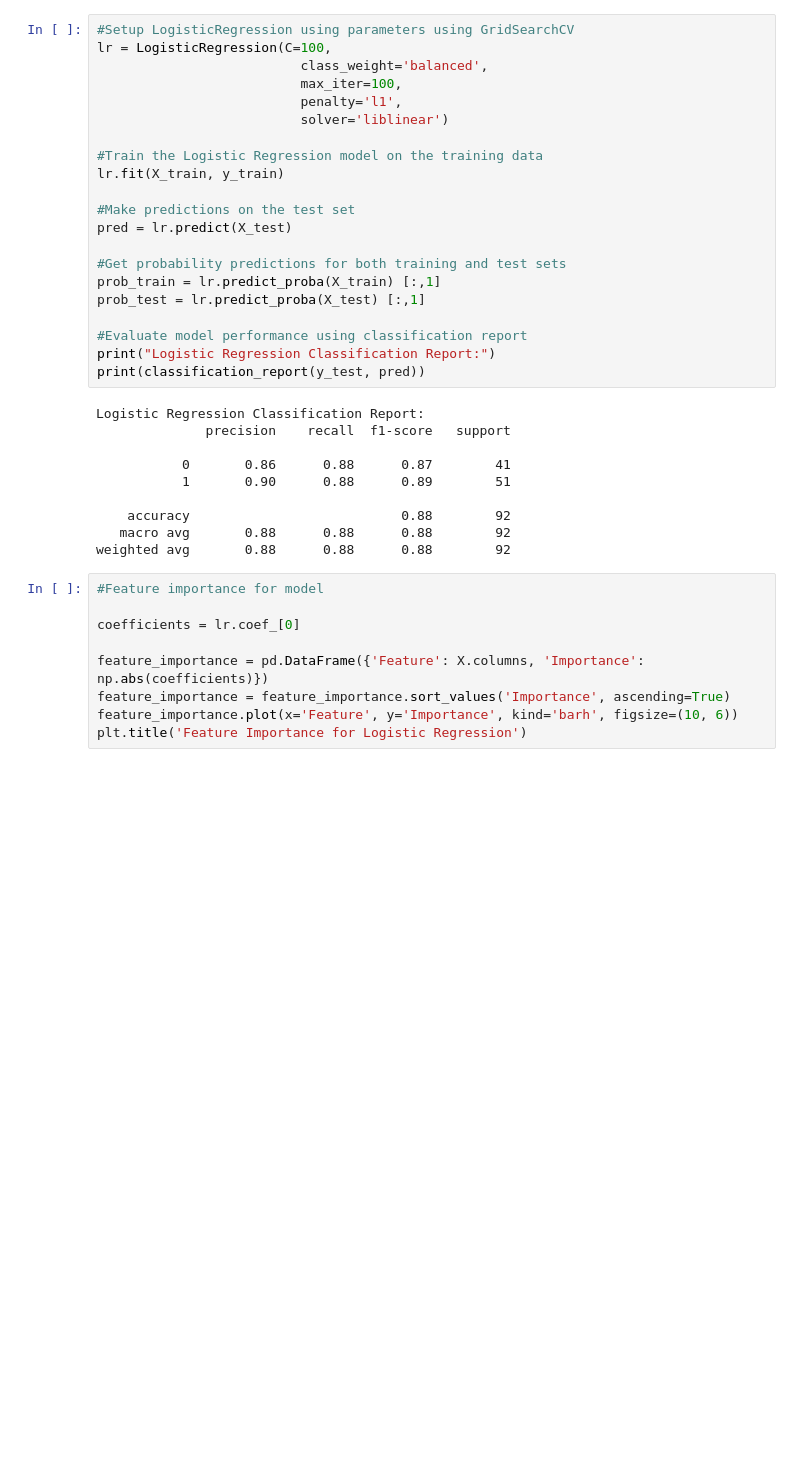
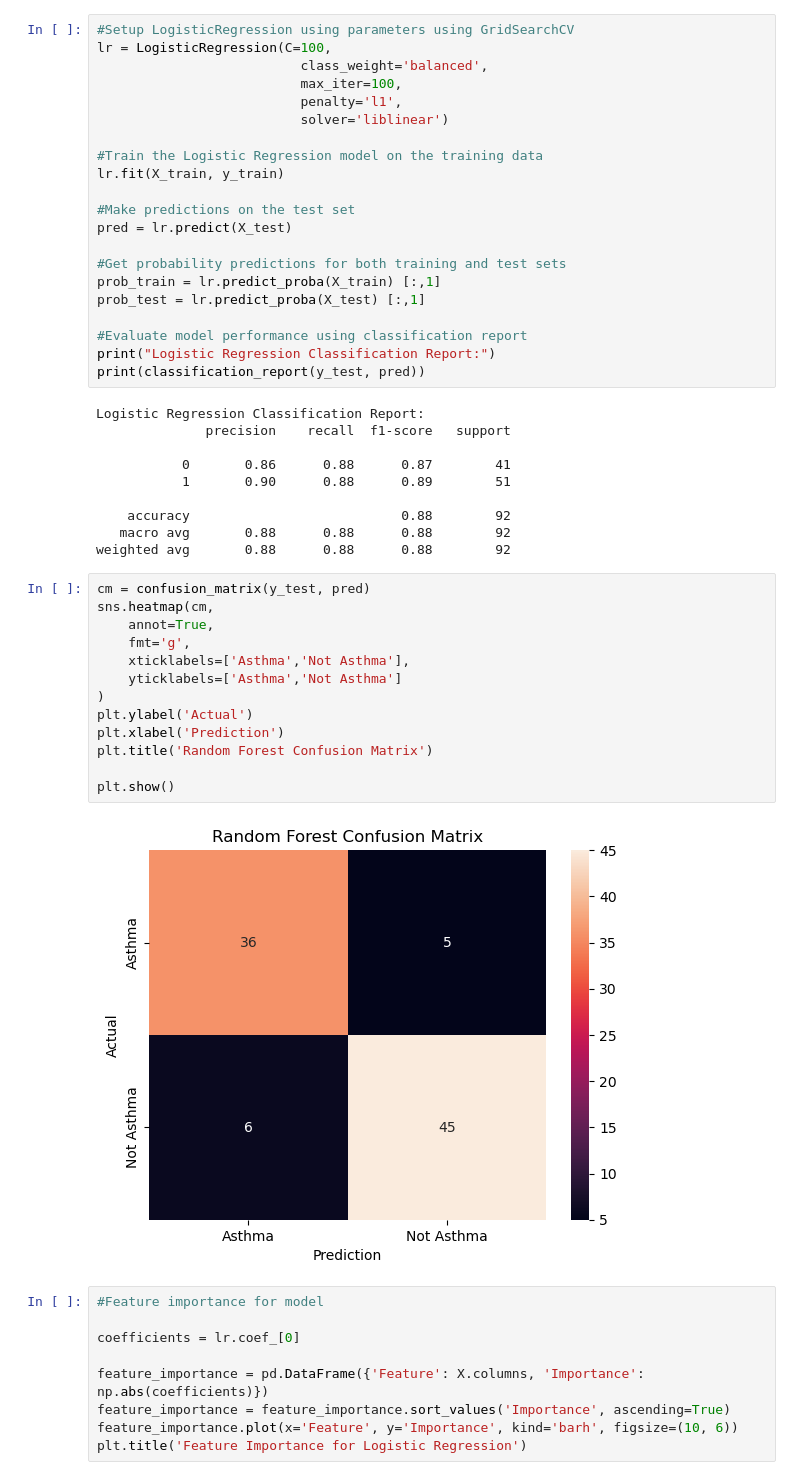
Before and after one commit to Vikalp-05/ML-Project, a Jupyter notebook: Project.ipynb, the cells around one changed output. Saved outputs shown, nothing was run; the diff lists cells and outputs as text; blank space fills up the shorter version.

```diff
--- a/Project.ipynb
+++ b/Project.ipynb
@@ -207,6 +220,21 @@ Logistic Regression Classification Report:
     accuracy                           0.88        92
    macro avg       0.88      0.88      0.88        92
 weighted avg       0.88      0.88      0.88        92
+# %%
+cm = confusion_matrix(y_test, pred)
+sns.heatmap(cm,
+    annot=True,
+    fmt='g',
+    xticklabels=['Asthma','Not Asthma'],
+    yticklabels=['Asthma','Not Asthma']
+)
+plt.ylabel('Actual')
+plt.xlabel('Prediction')
+plt.title('Random Forest Confusion Matrix')
+
+plt.show()
+# %% [output]
+[figure, added]
 # %%
 #Feature importance for model
 
```
Also changed, not shown: parts of 6 cells of this notebook.
